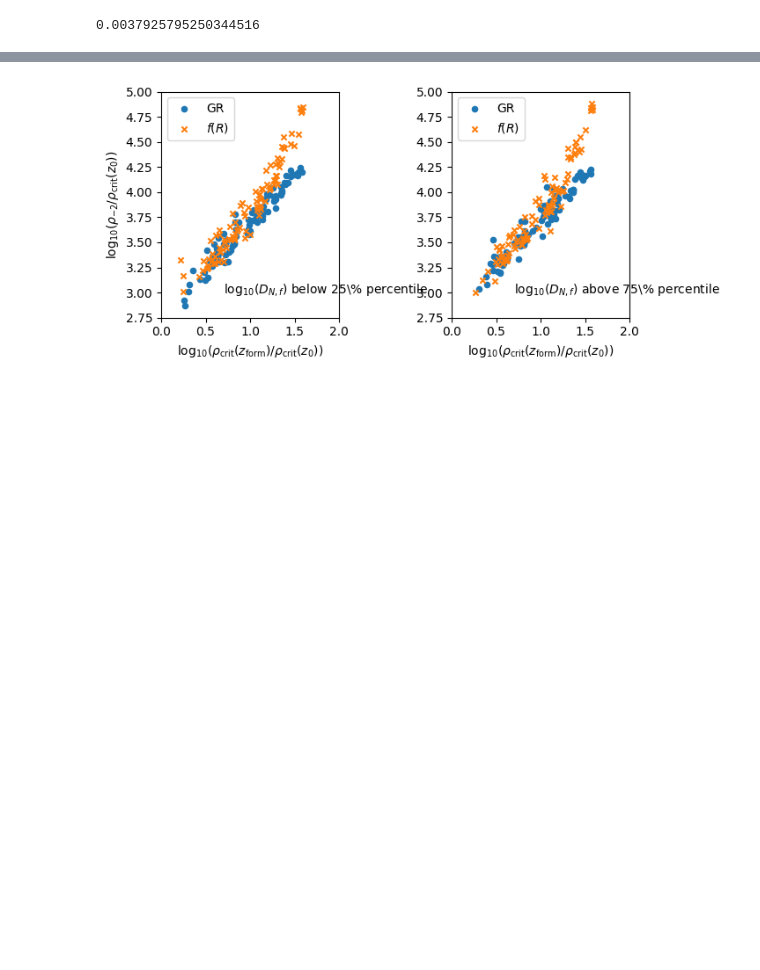
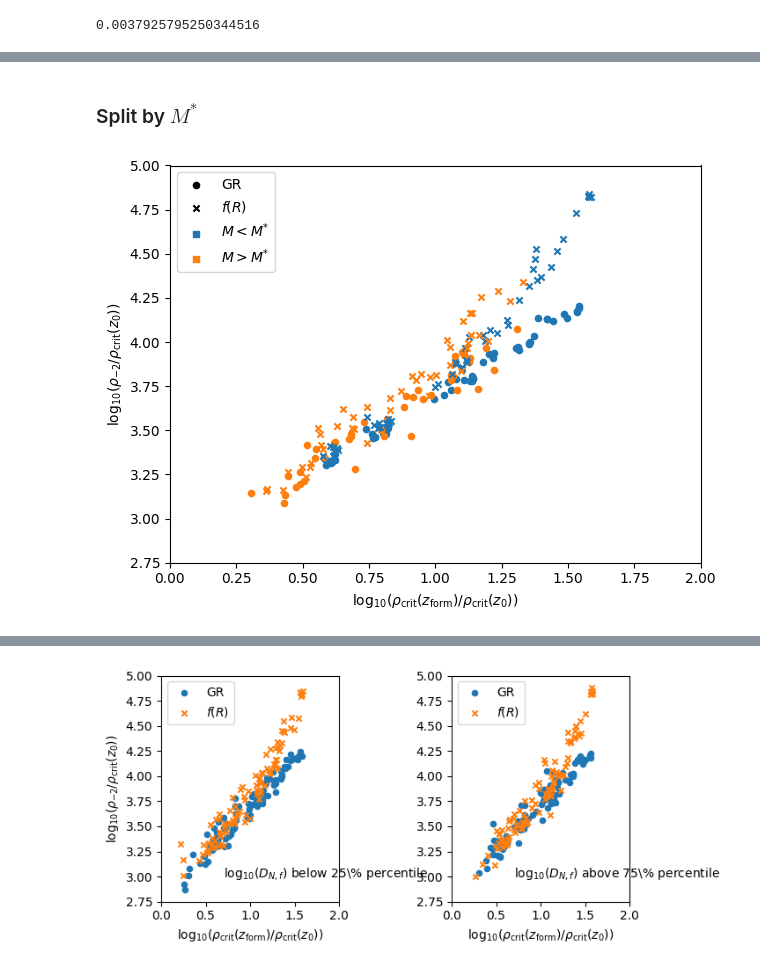
Before and after one commit to oleskiewicz/hbtp, a Jupyter notebook: relation.ipynb, the cells around one changed output, grey strips where cells are left out. Drawn from its saved outputs; the diff is of its cells as text; code cells hidden in the pictures; blank space fills up the shorter version.

```diff
--- a/relation.ipynb
+++ b/relation.ipynb
@@ -83,0 +123,59 @@ TODO: color code by whether halo bin falls below or above $M^*$, as calculated i
+# %% [markdown]
+### Split by $M^*$
+# %%
+fig, ax = plt.subplots(1)
+
+m_star_bins = [9, 11, 12, 12, 11]
+snaps = [51, 61, 78, 93, 122]
+
+_d = d[
+    (d['grav'] == 'GR_b64n512') &
+    (d['f'] == NFW_f) &
+    (d['rs_f'] == rs_f)
+]
+
+for i, _s in enumerate(snaps):
+    ax.scatter(
+        x=_d[(_d['snap'] == _s) & (_d['bin'] < m_star_bins[i])]['rho_f'],
+        y=_d[(_d['snap'] == _s) & (_d['bin'] < m_star_bins[i])]['rho_s'],
+        marker='o', s=20, label=None, color='C0',
+    )
+    ax.scatter(
+        x=_d[(_d['snap'] == _s) & (_d['bin'] >= m_star_bins[i])]['rho_f'],
+        y=_d[(_d['snap'] == _s) & (_d['bin'] >= m_star_bins[i])]['rho_s'],
+        marker='o', s=20, label=None, color='C1',
+    )
+
+_d = d[
+    (d['grav'] == 'fr6_b64n512') &
+    (d['f'] == NFW_f) &
+    (d['rs_f'] == rs_f)
+]
+
+for i, _s in enumerate(snaps):
+    ax.scatter(
+        x=_d[(_d['snap'] == _s) & (_d['bin'] < m_star_bins[i])]['rho_f'],
+        y=_d[(_d['snap'] == _s) & (_d['bin'] < m_star_bins[i])]['rho_s'],
+        marker='x', s=20, label=None, color='C0',
+    )
+    ax.scatter(
+        x=_d[(_d['snap'] == _s) & (_d['bin'] >= m_star_bins[i])]['rho_f'],
+        y=_d[(_d['snap'] == _s) & (_d['bin'] >= m_star_bins[i])]['rho_s'],
+        marker='x', s=20, label=None, color='C1',
+    )
+
+ax.set_ylabel(r"$\log_{10}(\rho_{-2} / \rho_{\mathrm{crit}}(z_{0}))$")
+ax.set_xlabel(r"$\log_{10}(\rho_{\mathrm{crit}}(z_{\mathrm{form}}) / \rho_{\mathrm{crit}}(z_{0}))$")
+ax.set_xlim((0.0, 2.0))
+ax.set_ylim((2.75, 5))
+ax.scatter([], [], c='k', s=20, marker='o', label=r'GR')
+ax.scatter([], [], c='k', s=20, marker='x', label=r'$f(R)$')
+ax.scatter([], [], c='C0', s=20, marker='s', label=r'$M<M^{*}$')
+ax.scatter([], [], c='C1', s=20, marker='s', label=r'$M>M^{*}$')
+ax.legend(loc="upper left")
+
+fig.tight_layout()
+
+# fig.savefig('./plots/rhorho_mstar.pdf')
+# %% [output]
+[figure, added]
```
Also changed, not shown: parts of 7 cells of this notebook, 2 other files.
